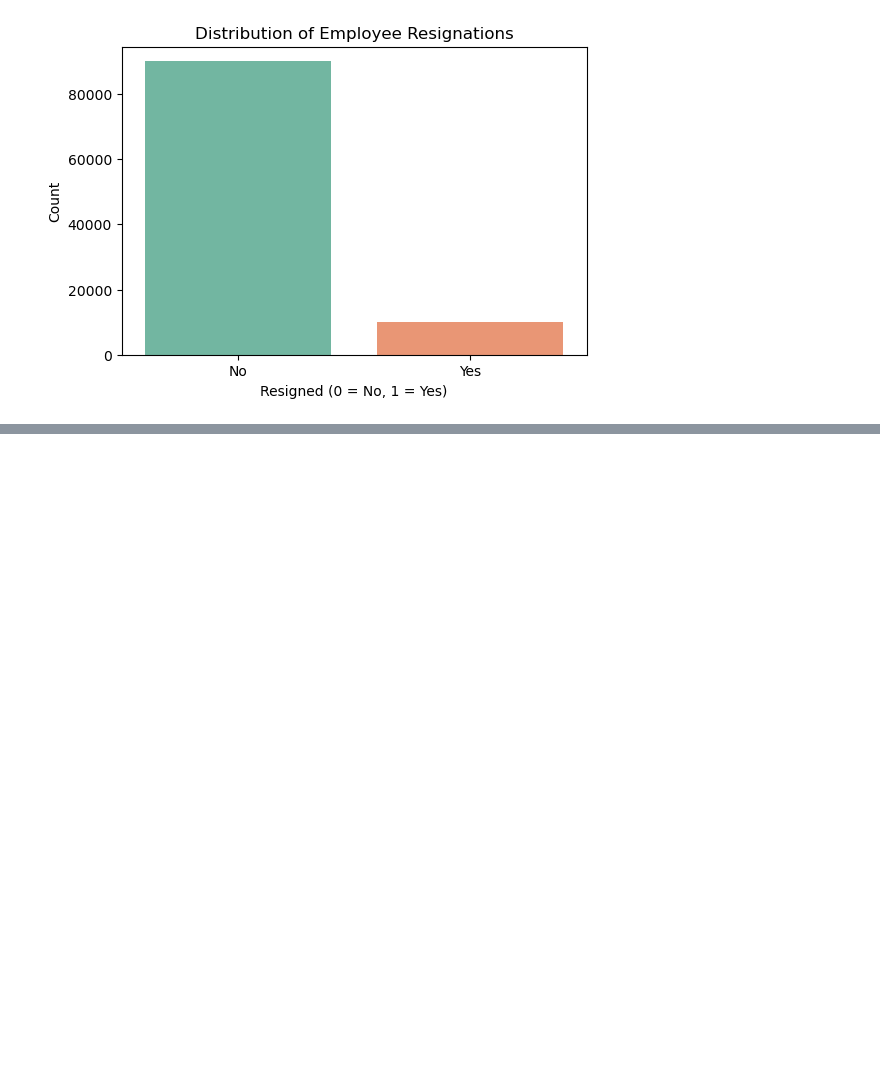
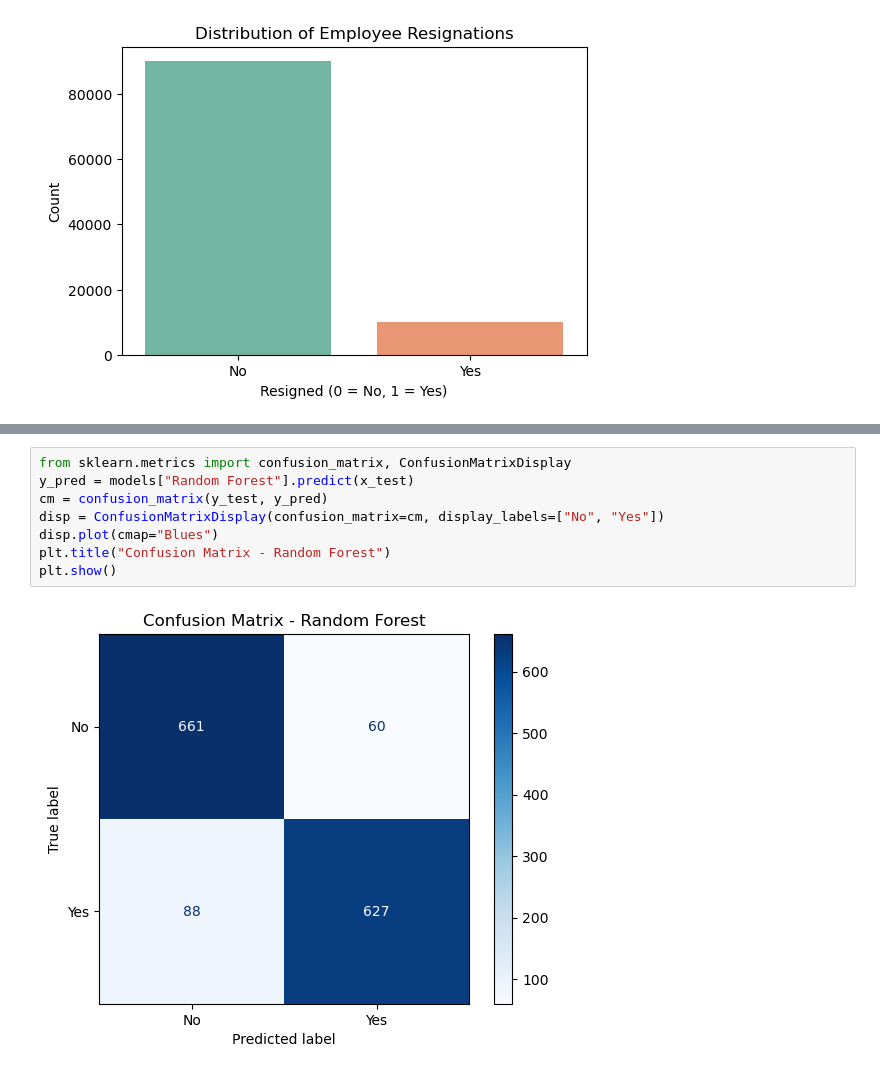
Before and after one commit to YUVASHRI-25/employee_resign, a Jupyter notebook: code.ipynb, the cells around one changed output, grey strips where cells are left out. Drawn from its saved outputs; the diff is of its cells as text; blank space fills up the shorter version.

```diff
--- a/code.ipynb
+++ b/code.ipynb
@@ -162,0 +359,10 @@ dtype: int64
+# %%
+from sklearn.metrics import confusion_matrix, ConfusionMatrixDisplay
+y_pred = models["Random Forest"].predict(x_test)
+cm = confusion_matrix(y_test, y_pred)
+disp = ConfusionMatrixDisplay(confusion_matrix=cm, display_labels=["No", "Yes"])
+disp.plot(cmap="Blues")
+plt.title("Confusion Matrix - Random Forest")
+plt.show()
+# %% [output]
+[figure, added]
```
Also changed, not shown: parts of 19 cells of this notebook, 2 other files.
